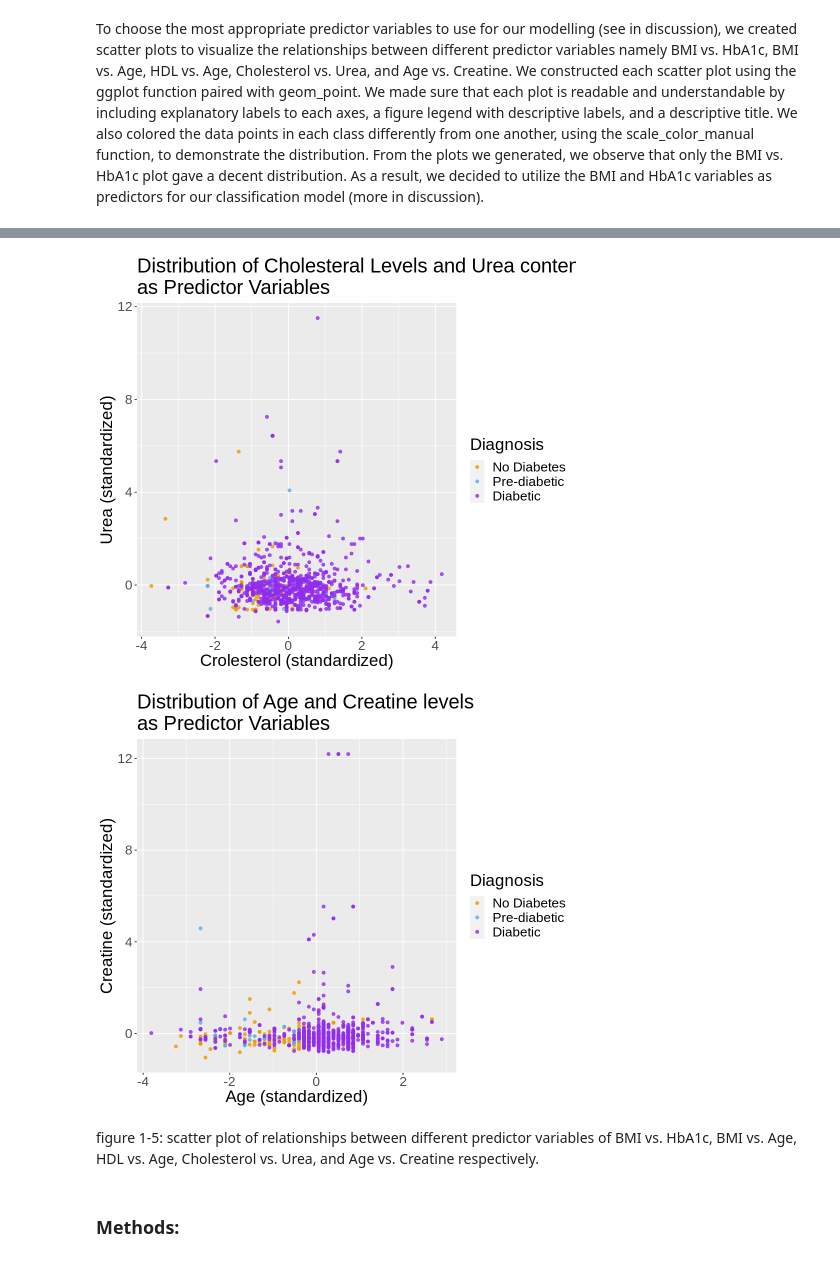
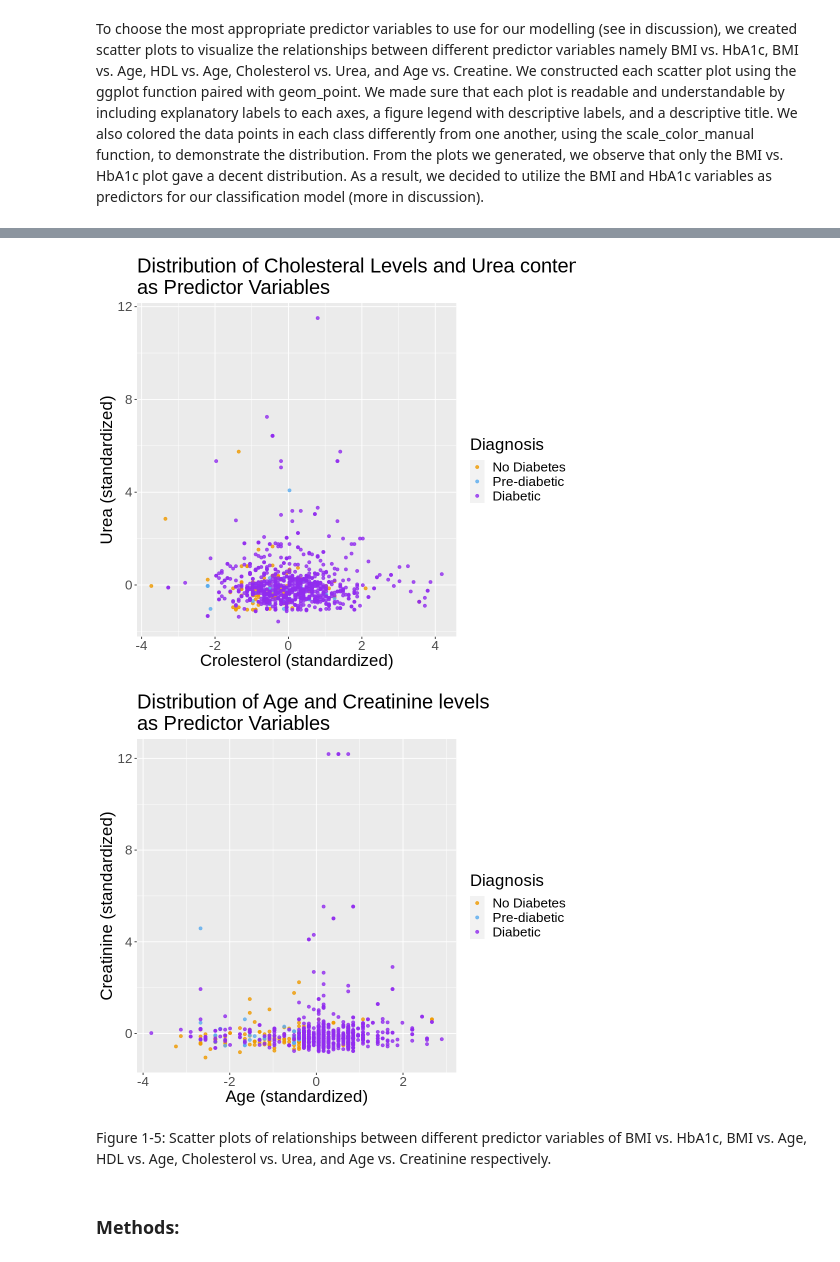
Before and after one commit to sherinay23/group-project-report, a Jupyter notebook: group project report_V1.ipynb, the cells around one changed output, grey strips where cells are left out. Drawn from its saved outputs; the diff is of its cells as text; code cells hidden in the pictures.

```diff
--- a/group project report_V1.ipynb
+++ b/group project report_V1.ipynb
@@ -162,38 +167,38 @@ graph3 <- scaled_diabetes |>
     geom_point(alpha = 0.8) +
     labs(x = "High Density Lipo-Protein (standardized)", y = "Age (standardized)", color = "Diagnosis") +
     scale_color_manual(labels = c("No Diabetes", "Pre-diabetic", "Diabetic"), values = c("orange2", "steelblue2", 'purple2')) +
     theme(text = element_text(size = 20)) +
     ggtitle('Distribution of HDL and Age \nas Predictor Variables')
 
 graph4 <- scaled_diabetes |>
     ggplot(aes(x = Chol, y = Urea, color = CLASS)) +
     geom_point(alpha = 0.8) +
     labs(x = "Crolesterol (standardized)", y = "Urea (standardized)", color = "Diagnosis") +
     scale_color_manual(labels = c("No Diabetes", "Pre-diabetic", "Diabetic"), values = c("orange2", "steelblue2", 'purple2')) +
     theme(text = element_text(size = 20)) +
     ggtitle('Distribution of Cholesteral Levels and Urea content \nas Predictor Variables')
 
 graph5 <- scaled_diabetes |>
     ggplot(aes(x = AGE, y = Cr, color = CLASS)) +
     geom_point(alpha = 0.8) +
-    labs(x = "Age (standardized)", y = "Creatine (standardized)", color = "Diagnosis") +
+    labs(x = "Age (standardized)", y = "Creatinine (standardized)", color = "Diagnosis") +
     scale_color_manual(labels = c("No Diabetes", "Pre-diabetic", "Diabetic"), values = c("orange2", "steelblue2", 'purple2')) +
     theme(text = element_text(size = 20)) +
-    ggtitle('Distribution of Age and Creatine levels \nas Predictor Variables')
+    ggtitle('Distribution of Age and Creatinine levels \nas Predictor Variables')
 
 graph1
 graph2
 graph3
 graph4
 graph5
 # %% [output]
 [figure]
 [figure]
 [figure]
 [figure]
-[figure, old version]
+[figure, new version]
 # %% [markdown]
-figure 1-5: scatter plot of relationships between different predictor variables of BMI vs. HbA1c, BMI vs. Age, HDL vs. Age, Cholesterol vs. Urea, and Age vs. Creatine respectively.
+Figure 1-5: Scatter plots of relationships between different predictor variables of BMI vs. HbA1c, BMI vs. Age, HDL vs. Age, Cholesterol vs. Urea, and Age vs. Creatinine respectively.
 # %% [markdown]
 ### **Methods:**
 # %% [markdown]
```
Also changed, not shown: parts of 5 cells of this notebook.
